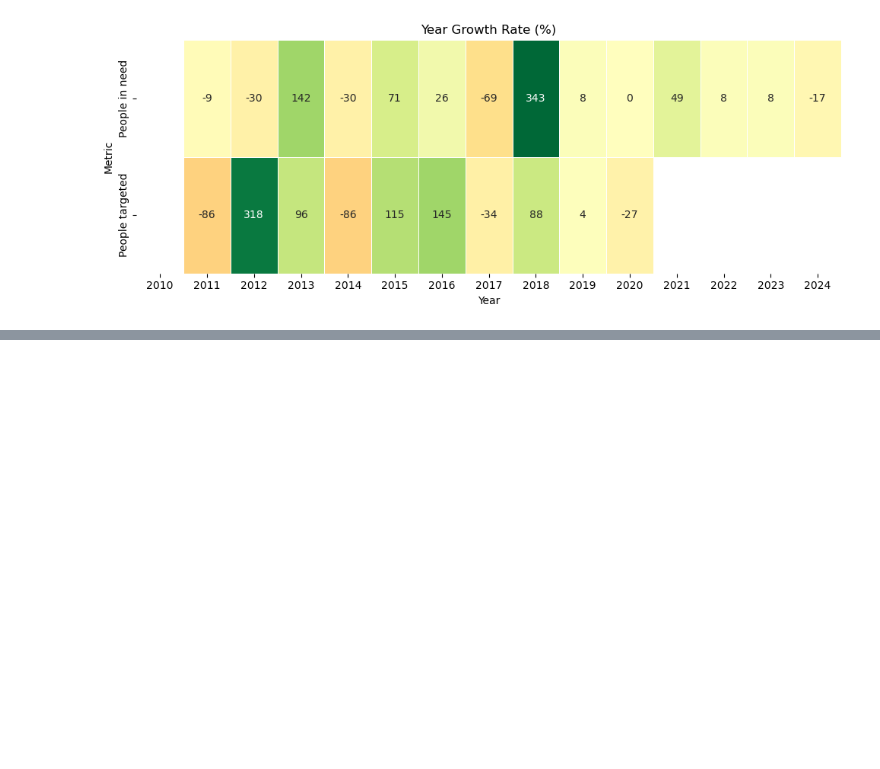
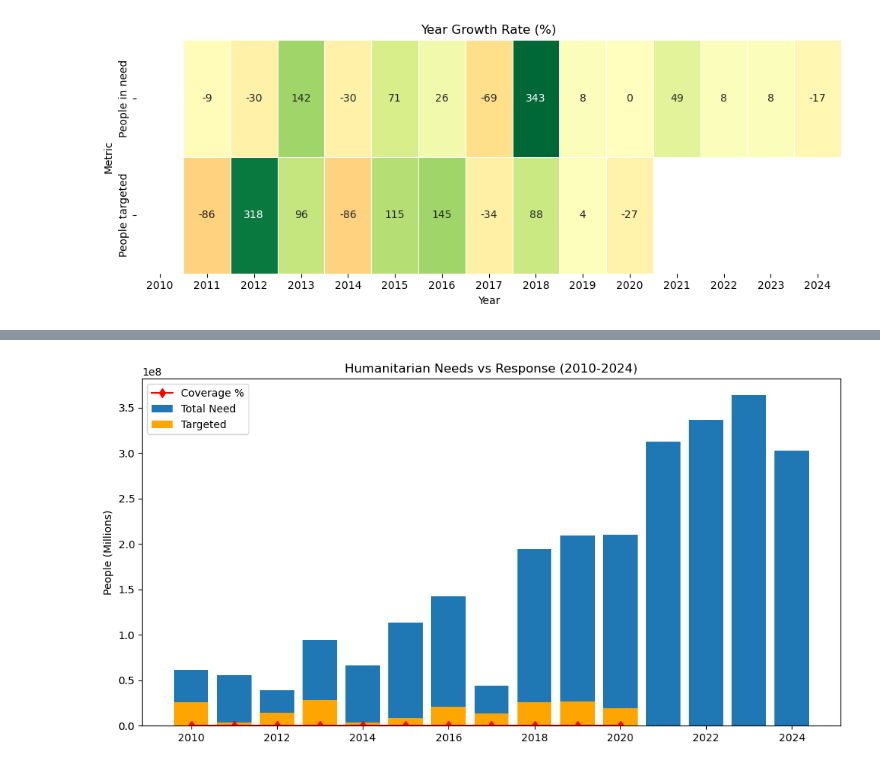
Before and after one commit to sayhussain248/crisis_phase1, a Jupyter notebook: notebooks/Tinu-EDA.ipynb, the cells around one changed output, grey strips where cells are left out. Cells and saved outputs as stored; diff of their text form; code cells hidden in the pictures; blank space fills up the shorter version.

Commit message:
Updated analysis in Tinu-EDA notebook

```diff
--- a/notebooks/Tinu-EDA.ipynb
+++ b/notebooks/Tinu-EDA.ipynb
@@ -160,0 +205,16 @@ plt.show()
+# %%
+# The Growing Response Gap Analysis
+
+trend_pivot['Unmet_Gap'] = trend_pivot['People in need'] - trend_pivot['People targeted']
+trend_pivot['Coverage_Ratio'] = (trend_pivot['People targeted']/trend_pivot['People in need'])*100
+
+plt.figure(figsize=(12,6))
+plt.bar(trend_pivot.index, trend_pivot['People in need'], label='Total Need')
+plt.bar(trend_pivot.index, trend_pivot['People targeted'], label='Targeted', color='orange')
+plt.plot(trend_pivot.index, trend_pivot['Coverage_Ratio'], 'rd-', label='Coverage %')
+plt.title('Humanitarian Needs vs Response (2010-2024)')
+plt.ylabel('People (Millions)')
+plt.legend()
+plt.show()
+# %% [output]
+[figure, added]
```
Also changed, not shown: parts of 8 cells of this notebook.
